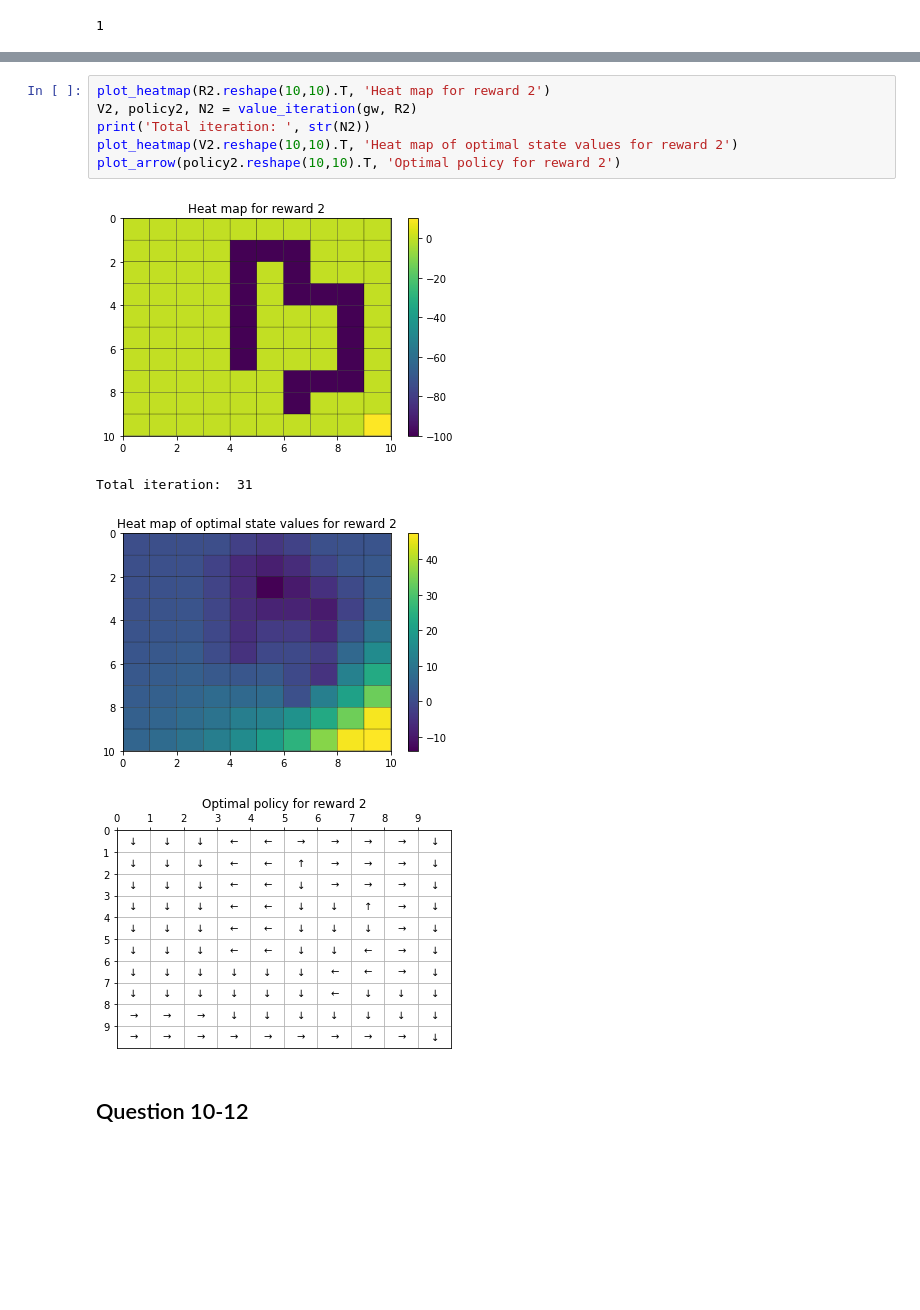
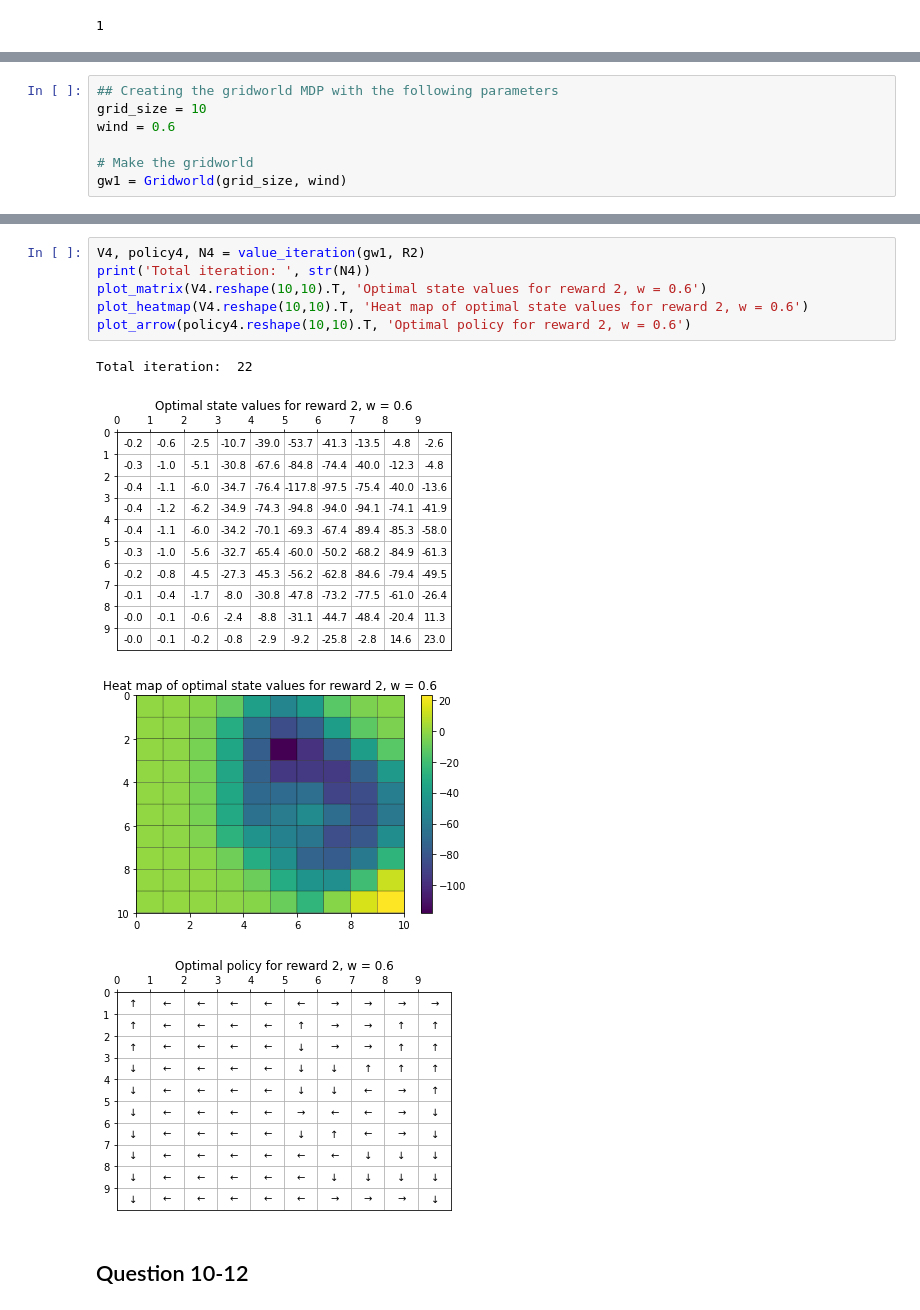
Before and after one commit to waynezhangus/Complex-Social-Network, a Jupyter notebook: Project3/ECE232_Proj3.ipynb, the cells around one changed output, grey strips where cells are left out. Cells and saved outputs as stored; diff of their text form; blank space fills up the shorter version.

```diff
--- a/Project3/ECE232_Proj3.ipynb
+++ b/Project3/ECE232_Proj3.ipynb
@@ -253,0 +269,7 @@ print(policy1[89])
+# %%
+## Creating the gridworld MDP with the following parameters
+grid_size = 10
+wind = 0.6
+
+# Make the gridworld
+gw1 = Gridworld(grid_size, wind)
@@ -254,14 +287,14 @@ print(policy1[89])
 # %%
-plot_heatmap(R2.reshape(10,10).T, 'Heat map for reward 2')
-V2, policy2, N2 = value_iteration(gw, R2)
-print('Total iteration: ', str(N2))
-plot_heatmap(V2.reshape(10,10).T, 'Heat map of optimal state values for reward 2')
-plot_arrow(policy2.reshape(10,10).T, 'Optimal policy for reward 2')
+V4, policy4, N4 = value_iteration(gw1, R2)
+print('Total iteration: ', str(N4))
+plot_matrix(V4.reshape(10,10).T, 'Optimal state values for reward 2, w = 0.6')
+plot_heatmap(V4.reshape(10,10).T, 'Heat map of optimal state values for reward 2, w = 0.6')
+plot_arrow(policy4.reshape(10,10).T, 'Optimal policy for reward 2, w = 0.6')
 # %% [output]
+Total iteration:  22
-[figure, old version]
+[figure, new version]
-Total iteration:  31
-[figure, old version]
+[figure, new version]
-[figure, old version]
+[figure, new version]
 # %% [markdown]
 ## Question 10-12
 # %%
```
Also changed, not shown: parts of 5 cells of this notebook, 23 other files.
